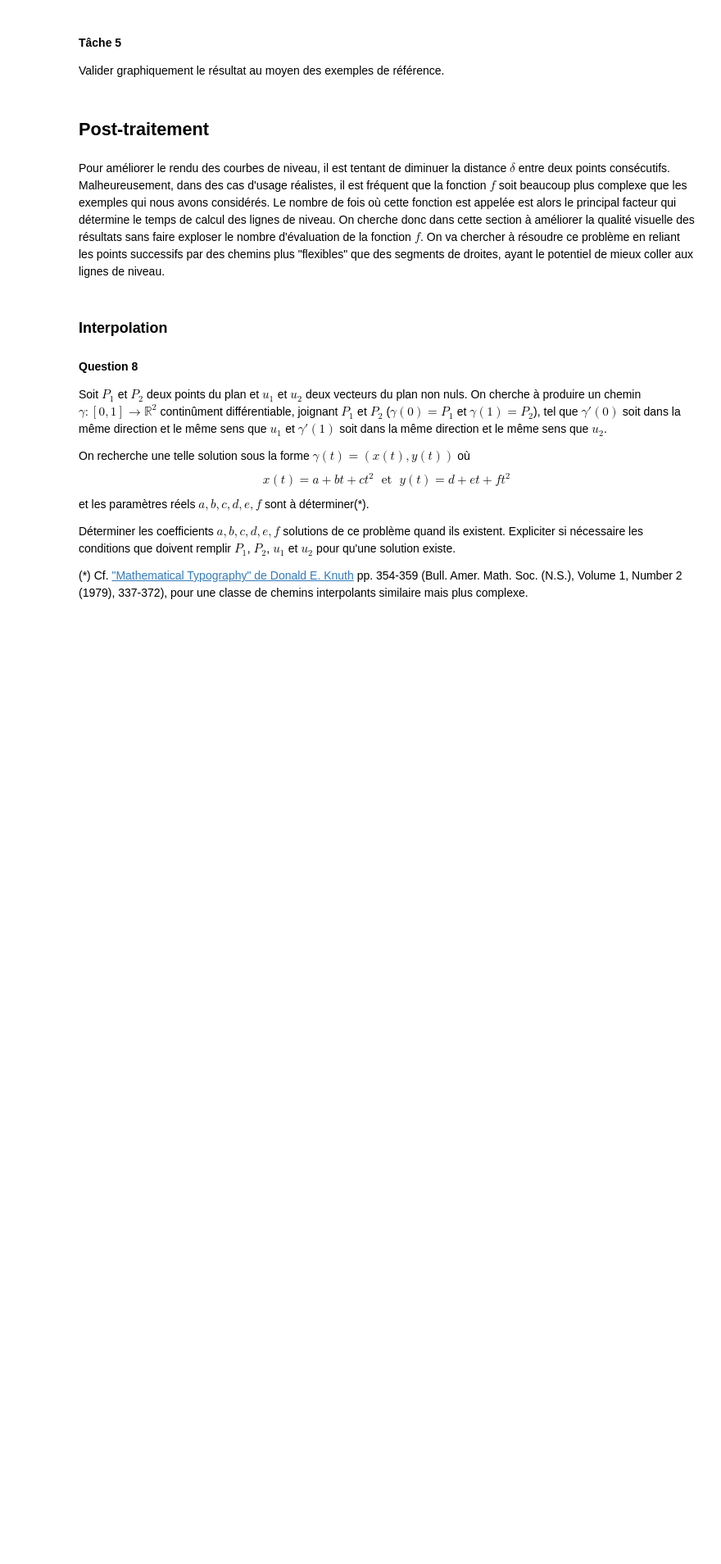
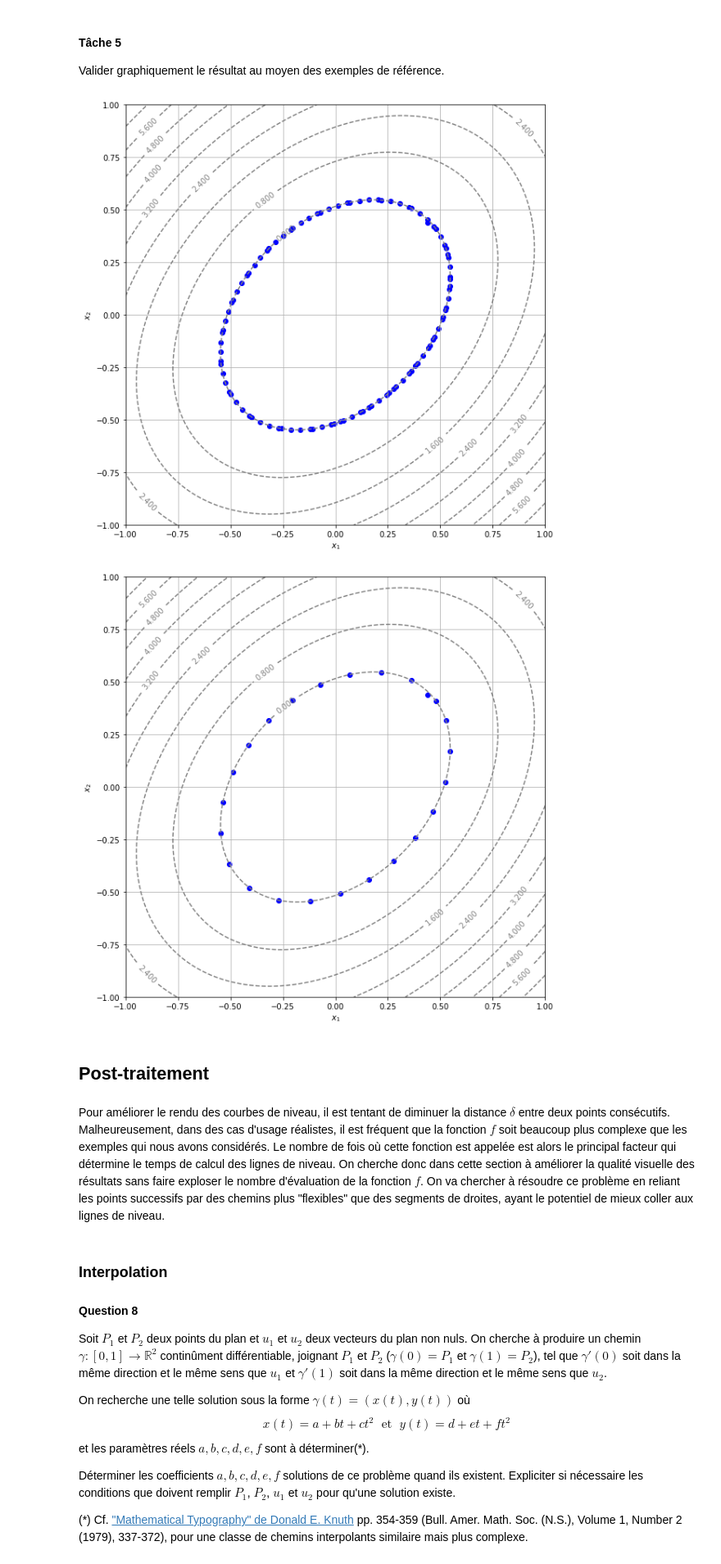
Before and after one commit to grigaut/devoir-maths, a Jupyter notebook: Courbes de niveau - Enoncé (1) (1).ipynb, the cells around one changed output. Shown at 82% size. Cells and saved outputs as stored; diff of their text form; code cells hidden in the pictures; blank space fills up the shorter version.

```diff
--- a/Courbes de niveau - Enoncé (1) (1).ipynb
+++ b/Courbes de niveau - Enoncé (1) (1).ipynb
@@ -361,6 +436,61 @@ Proposer une nouvelle implémentation de `level_curve` qui arrête l'algorithme
 #### Tâche 5
 
 Valider graphiquement le résultat au moyen des exemples de référence.
+# %%
+#On modfidie la fonction display_contour pour afficher nos points et valider notre programme.
+def display_contourv2(f, x, y, levels,x0,y0,delta,version) :
+    #On génère la liste des points situés sur la courbe de niveau, en fonction de la version du programme demandé.
+    if version == 1 :
+        liste_points = level_curve1(f,x0,y0,delta)
+    else :
+        liste_points = level_curve2(f,x0,y0,delta)
+
+    X, Y = np.meshgrid(x, y)
+    Z = f(X, Y)
+    fig, ax = plt.subplots()
+    contour_set = plt.contour(
+        X, Y, Z, colors="grey", linestyles="dashed",
+        levels=levels
+    )
+    ax.clabel(contour_set)
+
+    liste_x = []
+    liste_y = []
+    for i in range(0,len(liste_points)) :
+        liste_x.append(liste_points[i][0])
+        liste_y.append(liste_points[i][1])
+
+    # on affiche le graphique les points trouvés par notre fonction
+
+    plt.scatter(liste_x,liste_y,color='b')
+    plt.grid(True)
+    plt.xlabel("$x_1$")
+    plt.ylabel("$x_2$")
+    plt.gca().set_aspect("equal")
+
+#On affiche les points rendus par la première version
+display_contourv2(f1,
+    x=np.linspace(-1.0, 1.0, 100),
+    y=np.linspace(-1.0, 1.0, 100),
+    levels=10,
+    x0 = 0.44,
+    y0 = 0.44,
+    delta = 0.1,
+    version = 1)
+#On affiche les points rendus par la seconde version
+display_contourv2(f1,
+    x=np.linspace(-1.0, 1.0, 100),
+    y=np.linspace(-1.0, 1.0, 100),
+    levels=10,
+    x0 = 0.44,
+    y0 = 0.44,
+    delta = 0.1,
+    version = 2)
+
+#On constate que le programme semble marcher comme souhaité
+# %% [output]
+[figure, added]
+[figure, added]
 # %% [markdown]
 ## Post-traitement
 # %% [markdown]
```
Also changed, not shown: parts of 9 cells of this notebook.
